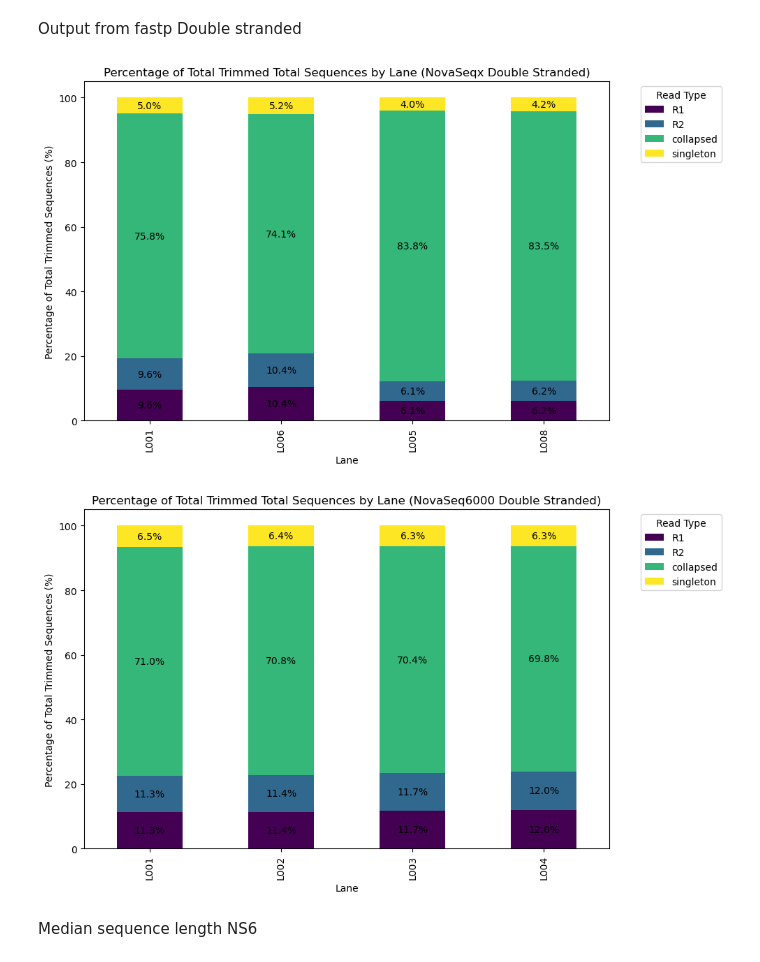
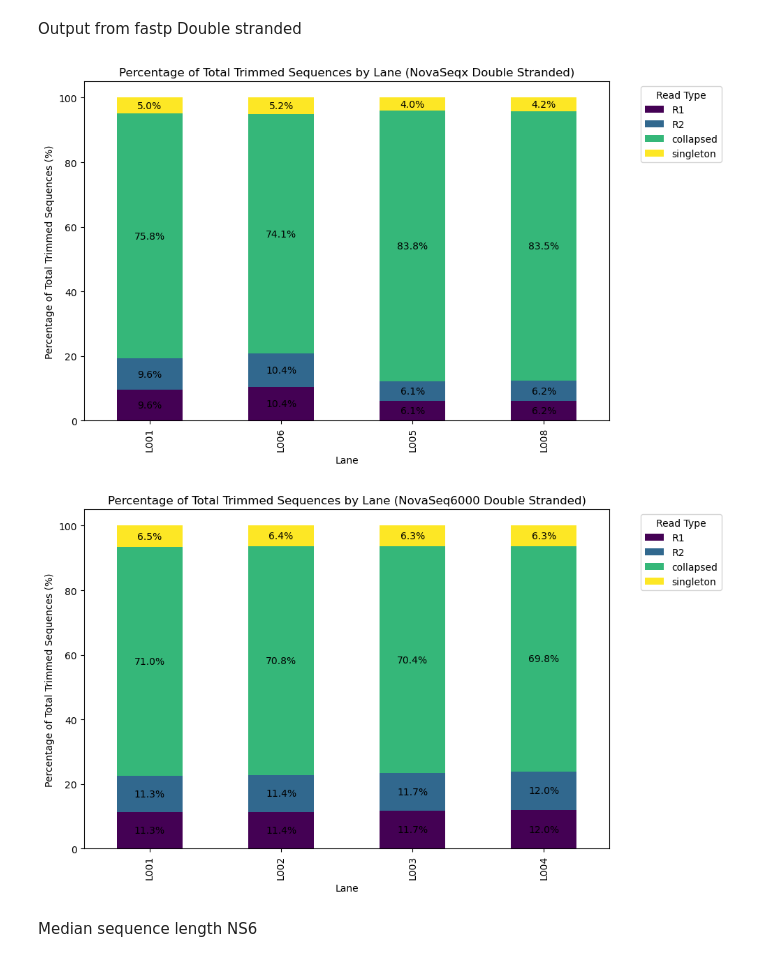
Before and after one commit to magnujo/gg-metadatabase-ui, a Jupyter notebook: illumina_plots.ipynb, the cells around one changed output. Cells and saved outputs as stored; diff of their text form; code cells hidden in the pictures.

```diff
--- a/illumina_plots.ipynb
+++ b/illumina_plots.ipynb
@@ -10,9 +10,11 @@ from itertools import combinations
 from pprint import pprint
 from itertools import chain
 from sqlalchemy import create_engine
+ssh = paramiko.SSHClient()
+ssh.set_missing_host_key_policy(paramiko.AutoAddPolicy())
 # %%
-data = pd.read_csv("/Users/glj523/Library/CloudStorage/OneDrive-UniversityofCopenhagen/all_qc_data_ill_comp.csv")
-#  data = pd.read_csv(r"c:\Users\glj523\OneDrive - University of Copenhagen\all_qc_data_ill_comp.csv")
+# data = pd.read_csv("/Users/glj523/Library/CloudStorage/OneDrive-UniversityofCopenhagen/all_qc_data_ill_comp.csv")
+data = pd.read_csv(r"c:\Users\glj523\OneDrive - University of Copenhagen\all_qc_data_ill_comp.csv")
 data = data.drop(columns=["Unnamed: 0"])
 data["Lane"] = data["qc_type"].apply(lambda x: x.split("_")[0])
 data["Read Type"] = data["qc_type"].apply(lambda x: x.split("_")[1] if len(x.split("_")) > 1 else np.NaN)
@@ -321,7 +463,7 @@ for container in ax.containers:
     ax.bar_label(container, fmt='%.1f%%', label_type='center')  # Display percentages with one decimal place
 
 # Add labels and title
-plt.title("Percentage of Total Trimmed Total Sequences by Lane (NovaSeqx Double Stranded)")
+plt.title("Percentage of Total Trimmed Sequences by Lane (NovaSeqx Double Stranded)")
 plt.xlabel("Lane")
 plt.ylabel("Percentage of Total Trimmed Sequences (%)")
 plt.legend(title="Read Type", bbox_to_anchor=(1.05, 1), loc='upper left')
@@ -330,35 +472,35 @@ plt.show()
 
 
 group = data_ns6[data_ns6["Protocol"] == "Double"][["Lane", "Read Type" , "fastqc_trimmed__Total Sequences"]].groupby(["Lane", "Read Type"]).sum()
 group_reset = group[group["fastqc_trimmed__Total Sequences"] > 0].reset_index()
 
 # Calculate the total sequences per Lane for normalization
 group_reset["Total_Per_Lane"] = group_reset.groupby("Lane")["fastqc_trimmed__Total Sequences"].transform("sum")
 
 # Calculate the percentage for each Read Type
 group_reset["Percentage"] = (group_reset["fastqc_trimmed__Total Sequences"] / group_reset["Total_Per_Lane"]) * 100
 
 # Pivot to prepare the data for the plot (use percentages)
 pivot_data_percentage = group_reset.pivot(index="Lane", columns="Read Type", values="Percentage")
 
 pivot_data_percentage= pivot_data_percentage.loc[["L001", "L002", "L003", "L004"]]
 
 # Plot the stacked bar chart with percentages
 ax = pivot_data_percentage.plot(kind="bar", stacked=True, figsize=(10, 6), colormap="viridis")
 
 # Annotate the percentages on the bars
 for container in ax.containers:
     ax.bar_label(container, fmt='%.1f%%', label_type='center')  # Display percentages with one decimal place
 
 # Add labels and title
-plt.title("Percentage of Total Trimmed Total Sequences by Lane (NovaSeq6000 Double Stranded)")
+plt.title("Percentage of Total Trimmed Sequences by Lane (NovaSeq6000 Double Stranded)")
 plt.xlabel("Lane")
 plt.ylabel("Percentage of Total Trimmed Sequences (%)")
 plt.legend(title="Read Type", bbox_to_anchor=(1.05, 1), loc='upper left')
 plt.tight_layout()
 plt.show()
 # %% [output]
-[figure, old version]
+[figure, new version]
-[figure, old version]
+[figure, new version]
 # %% [markdown]
 Median sequence length NS6
```
Also changed, not shown: parts of 23 cells of this notebook, 1 other file.
